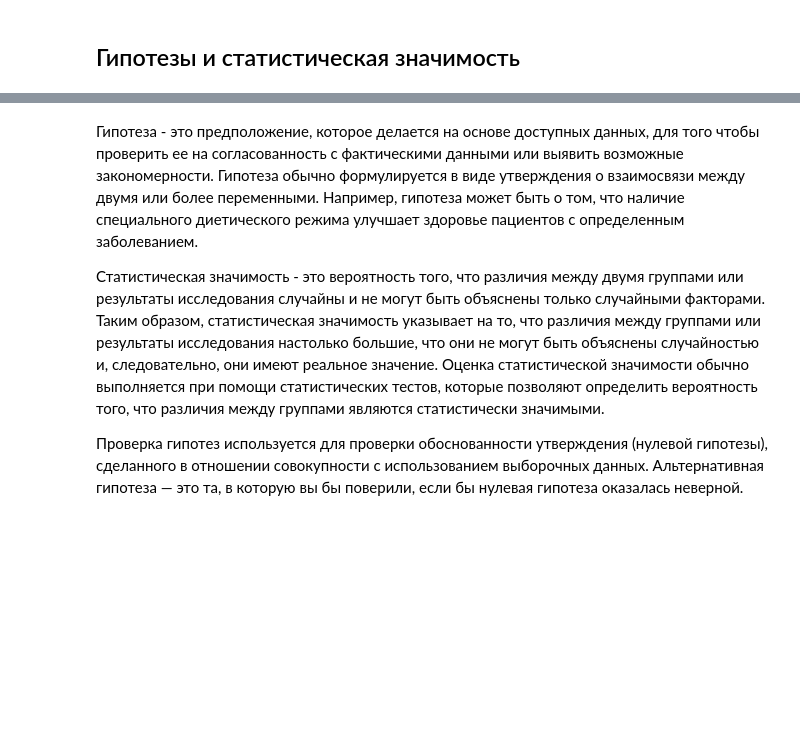
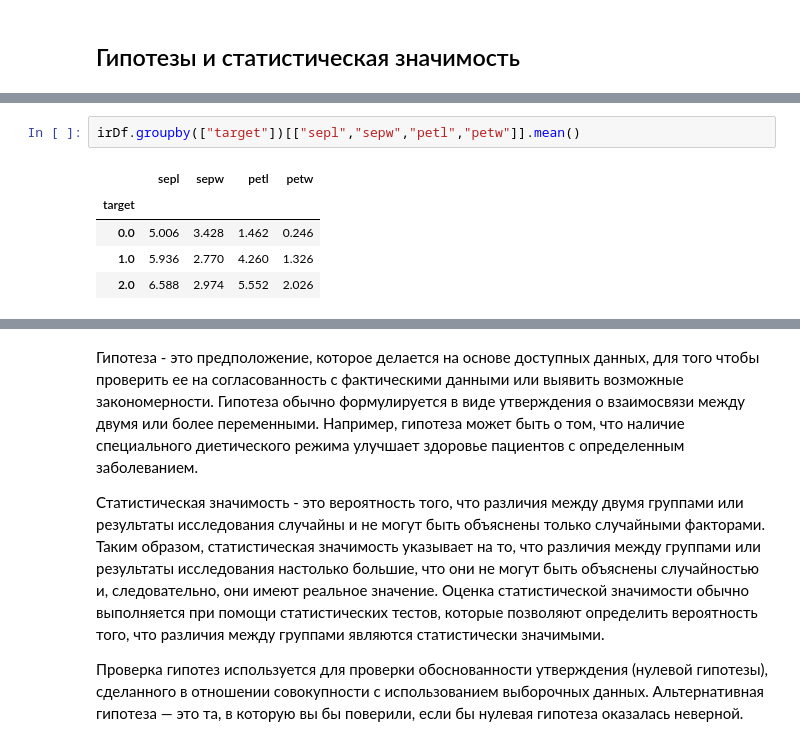
Before and after one commit to Letch49/ML_VVSU_2023, a Jupyter notebook: lec04/lec04.ipynb, the cells around one changed output, grey strips where cells are left out. Saved outputs shown, nothing was run; the diff lists cells and outputs as text; blank space fills up the shorter version.

```diff
--- a/lec04/lec04.ipynb
+++ b/lec04/lec04.ipynb
@@ -247,0 +270,8 @@ Points to leave = False: [False, False, False, True, False, False, False, False,
+# %%
+irDf.groupby(["target"])[["sepl","sepw","petl","petw"]].mean()
+# %% [output]
+|  | sepl | sepw | petl | petw |
+| target |  |  |  |  |
+| 0.0 | 5.006 | 3.428 | 1.462 | 0.246 |
+| 1.0 | 5.936 | 2.770 | 4.260 | 1.326 |
+| 2.0 | 6.588 | 2.974 | 5.552 | 2.026 |
```
Also changed, not shown: parts of 18 cells of this notebook, 6 other files.
